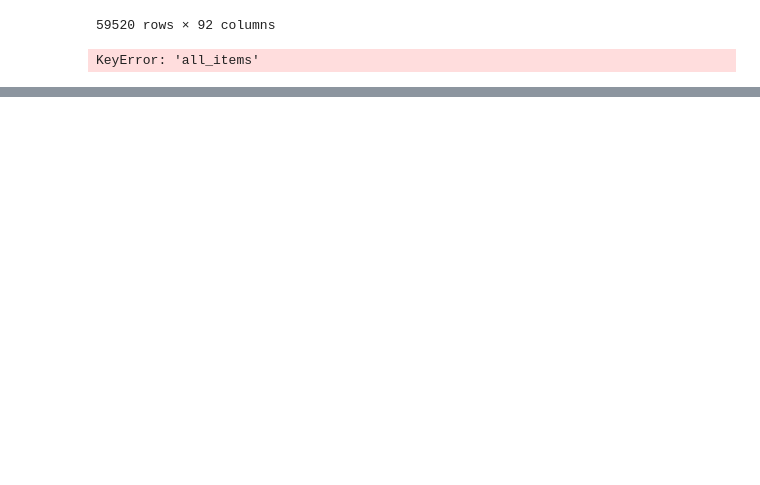
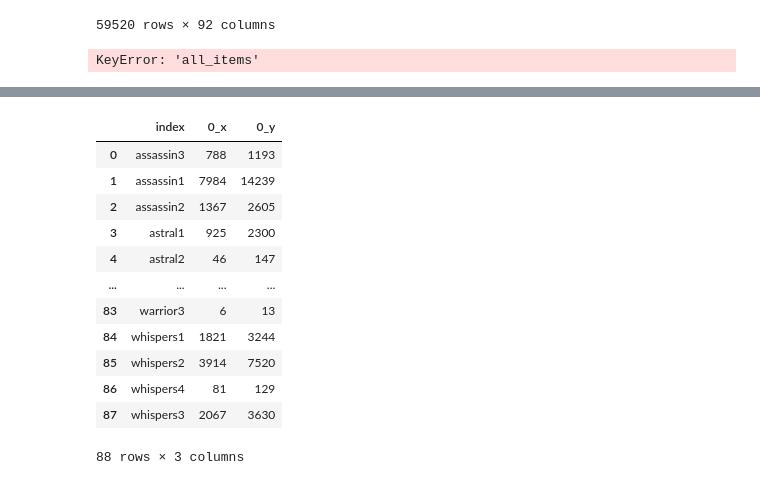
Before and after one commit to danieljliu/PMDS_Final_Project, a Jupyter notebook: clean.ipynb, the cells around one changed output, grey strips where cells are left out. Cells and saved outputs as stored; diff of their text form; code cells hidden in the pictures; blank space fills up the shorter version.

```diff
--- a/clean.ipynb
+++ b/clean.ipynb
@@ -277,0 +273,33 @@ first place
+# %%
+def get_augments(df):
+    return (pd.DataFrame(pd.concat([df['augment0'], df['augment1'], df['augment2']]), columns=['Augment']).groupby(
+        'Augment').value_counts().sort_values(ascending=False)).to_frame().reset_index().rename(
+        columns={'index': 'Augment', 0: 'Counts of Appearance'})
+
+
+def get_champions(df):
+    return (pd.DataFrame(
+        df[df.columns[df.columns.isin(champ_indices.keys())]].notnull().astype('int')).sum().sort_values(
+        ascending=False)).to_frame().reset_index().rename(
+        columns={'index': 'Champion', 0: 'Counts of Appearance'})
+
+
+def get_traits(df):
+    return (df.loc[:, 'Set7_Assassin':'Set7_Whispers'].replace(0.0, np.nan).notnull().astype('int').sum().sort_values(
+        ascending=False)).to_frame().reset_index().rename(
+        columns={'index': 'Trait', 0: 'Counts of Appearance'})
+
+def get_traits_specific(df):
+    return df.loc[:, 'Set7_Assassin':'Set7_Whispers'].replace(np.nan, 0.0)
+
+def get_items(df):
+    items = df.filter(regex='_item')
+    item_list = []
+
+    for col in items:
+        for item in items[col]:
+            if item:
+                item_list.append(item)
+
+    return (pd.Series(item_list).dropna().value_counts().sort_values(ascending=False).drop(
+        'None')).to_frame().reset_index().rename(columns={'index': 'Item', 0: 'Counts of Appearance'})
@@ -277,0 +385,16 @@ first place
+# %%
+pd.merge(x,y,on='index')
+# %% [output]
+|  | index | 0_x | 0_y |
+| 0 | assassin3 | 788 | 1193 |
+| 1 | assassin1 | 7984 | 14239 |
+| 2 | assassin2 | 1367 | 2605 |
+| 3 | astral1 | 925 | 2300 |
+| 4 | astral2 | 46 | 147 |
+| ... | ... | ... | ... |
+| 83 | warrior3 | 6 | 13 |
+| 84 | whispers1 | 1821 | 3244 |
+| 85 | whispers2 | 3914 | 7520 |
+| 86 | whispers4 | 81 | 129 |
+| 87 | whispers3 | 2067 | 3630 |
+88 rows × 3 columns
```
Also changed, not shown: parts of 11 cells of this notebook, 7 other files.
